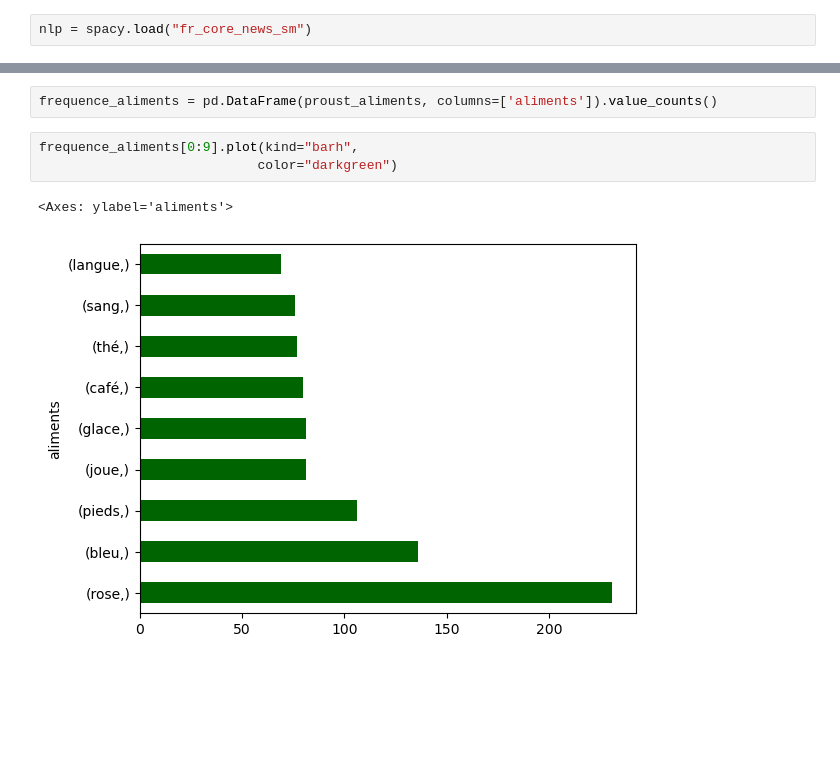
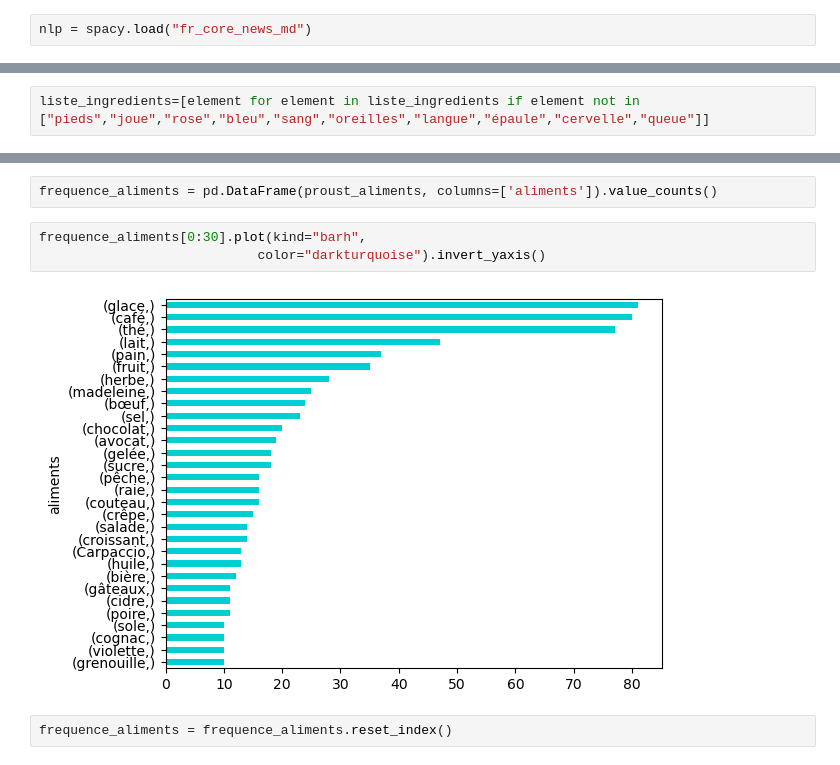
Before and after one commit to jsixou/funathon2023_sujet6, a Jupyter notebook: Fun6(2).ipynb, the cells around one changed output, grey strips where cells are left out. Cells and saved outputs as stored; diff of their text form; blank space fills up the shorter version.

Commit message:
meilleur graphique

```diff
--- a/Fun6(2).ipynb
+++ b/Fun6(2).ipynb
@@ -81,7 +80,7 @@ ingredients.head()
 | 3 | Ail |
 | 4 | Aïoli |
 # %%
-nlp = spacy.load("fr_core_news_sm")
+nlp = spacy.load("fr_core_news_md")
 # %%
 nlp.max_length=8000000
 # %%
@@ -146,13 +145,16 @@ texte_aliment = [token.text for token in doc if token.text in ingredients]
 # %%
 liste_ingredients = ingredients["description"].tolist()
 liste_ingredients = [element.lower() for element in liste_ingredients]
+# %%
+liste_ingredients=[element for element in liste_ingredients if element not in ["pieds","joue","rose","bleu","sang","oreilles","langue","épaule","cervelle","queue"]]
 # %%
 proust_aliments = [token.text for token in doc if token.text.lower() in liste_ingredients]
 # %%
 frequence_aliments = pd.DataFrame(proust_aliments, columns=['aliments']).value_counts()
 # %%
-frequence_aliments[0:9].plot(kind="barh",
-                            color="darkgreen")
+frequence_aliments[0:30].plot(kind="barh",
+                            color="darkturquoise").invert_yaxis()
 # %% [output]
-<Axes: ylabel='aliments'>
-[figure, old version]
+[figure, new version]
+# %%
+frequence_aliments = frequence_aliments.reset_index()
```
Also changed, not shown: parts of 5 cells of this notebook.
